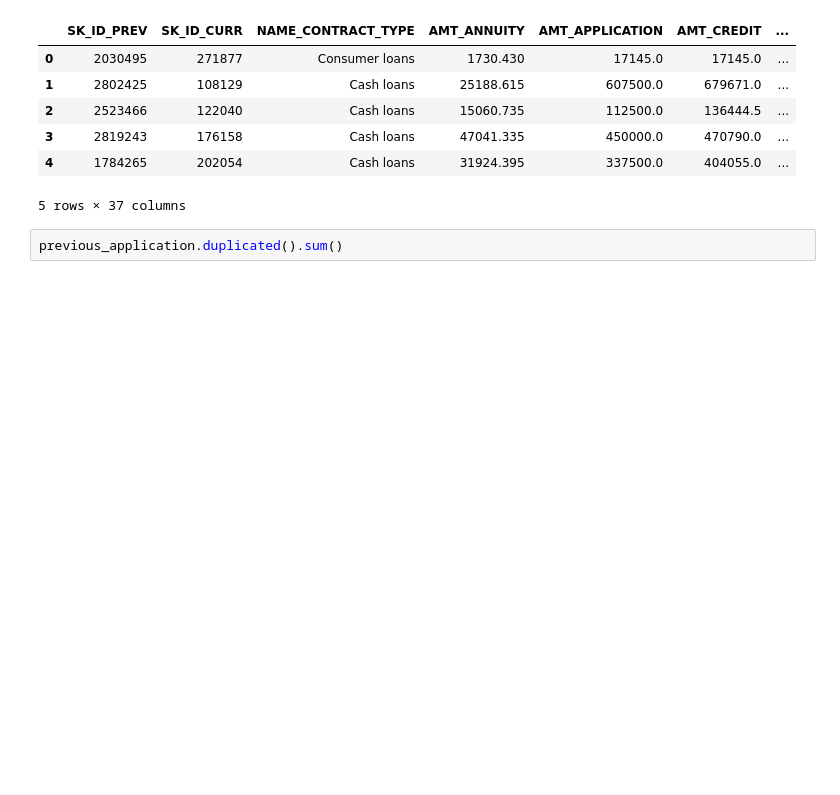
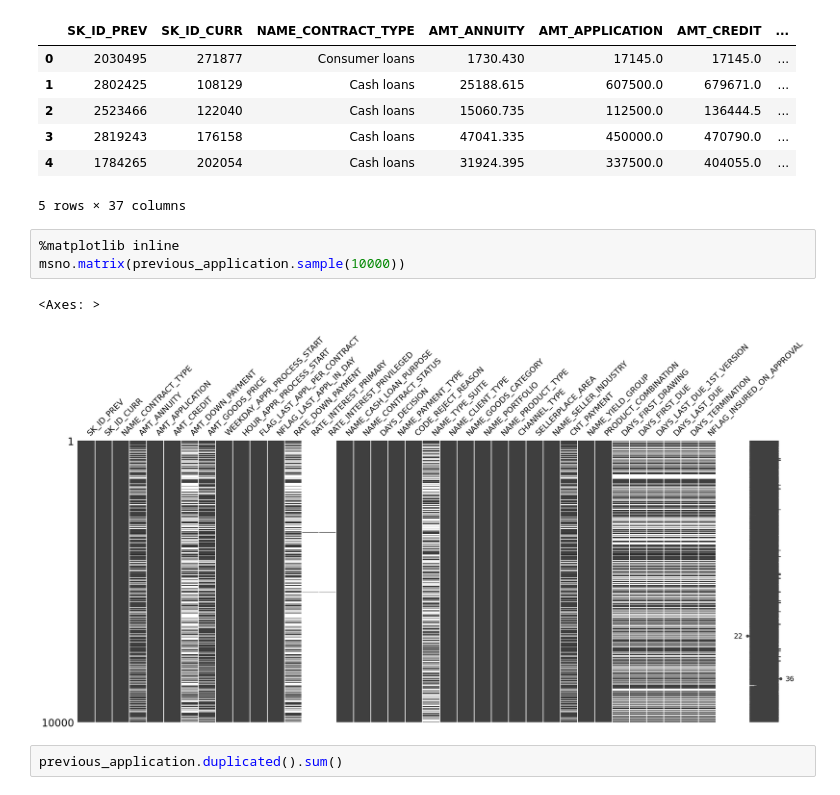
Before and after one commit to christophesallessacareau-boop/Initiez_vous_au_ML_Ops, a Jupyter notebook: previous_application.ipynb, the cells around one changed output. Cells and saved outputs as stored; diff of their text form; blank space fills up the shorter version.

```diff
--- a/previous_application.ipynb
+++ b/previous_application.ipynb
@@ -45,6 +47,12 @@ previous_application.head()
 | 3 | 2819243 | 176158 | Cash loans | 47041.335 | 450000.0 | 470790.0 | ... |
 | 4 | 1784265 | 202054 | Cash loans | 31924.395 | 337500.0 | 404055.0 | ... |
 5 rows × 37 columns
+# %%
+%matplotlib inline
+msno.matrix(previous_application.sample(10000))
+# %% [output]
+<Axes: >
+[figure, added]
 # %%
 previous_application.duplicated().sum()
 # %% [output]
```
Also changed, not shown: parts of 10 cells of this notebook, 7 other files.
